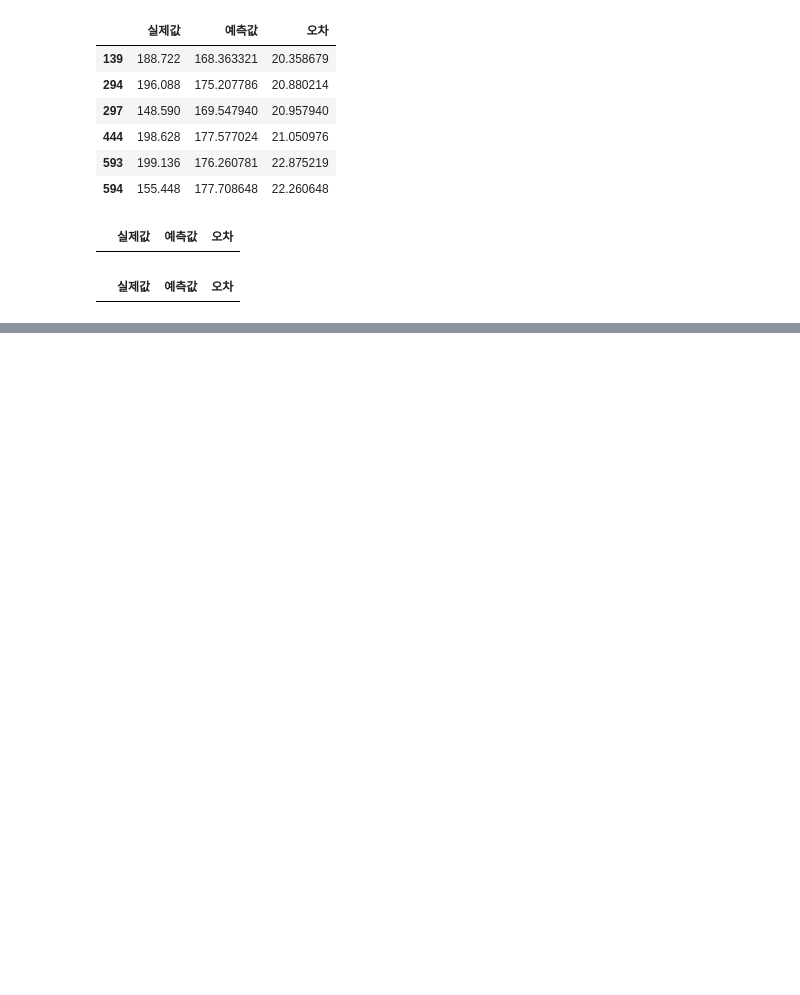
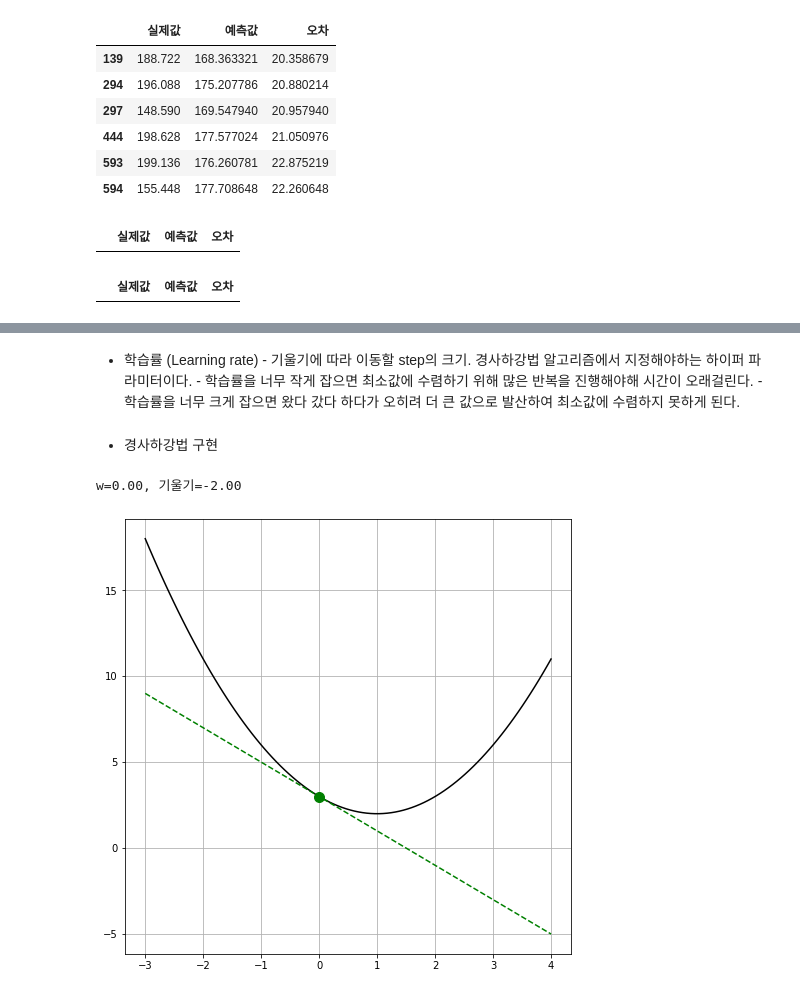
Before and after one commit to toughC/Python_Machine_Learning, a Jupyter notebook: 09_RegressionAnalysis.ipynb, the cells around one changed output, grey strips where cells are left out. Cells and saved outputs as stored; diff of their text form; code cells hidden in the pictures; blank space fills up the shorter version.

```diff
--- a/09_RegressionAnalysis.ipynb
+++ b/09_RegressionAnalysis.ipynb
@@ -212,0 +282,34 @@ for x in err:
+# %% [markdown]
+- 학습률 (Learning rate)
+        - 기울기에 따라 이동할 step의 크기. 경사하강법 알고리즘에서 지정해야하는 하이퍼 파라미터이다.
+        - 학습률을 너무 작게 잡으면 최소값에 수렴하기 위해 많은 반복을 진행해야해 시간이 오래걸린다.
+        - 학습률을 너무 크게 잡으면 왔다 갔다 하다가 오히려 더 큰 값으로 발산하여 최소값에 수렴하지 못하게 된다.
+# %% [markdown]
+- 경사하강법 구현
+# %%
+def f(x):
+    return (x-1)**2 + 2
+
+# f함두의 도함수
+def fd(x):
+    return 2*(x-1)
+# %%
+import matplotlib.pyplot as plt
+
+x=np.linspace(-3, 4, 100) # -3~4 사이의 100개 숫자 생성
+
+plt.figure(figsize=(8, 8))
+plt.plot(x, f(x), 'k-')
+
+l_rate = 0.4
+w=0
+
+plt.plot(w, f(w), 'go', markersize='10')
+plt.plot(x, fd(w)*(x)+f(w), 'g--')
+print(f'w=%.2f, 기울기=%.2f'%(w, fd(w)))
+plt.grid(True)
+
+plt.show()
+# %% [output]
+w=0.00, 기울기=-2.00
+[figure, added]
```
Also changed, not shown: parts of 22 cells of this notebook.
